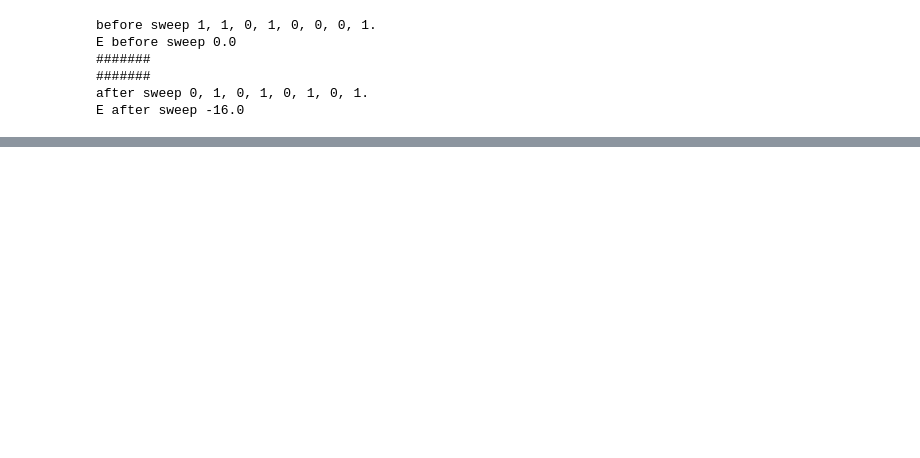
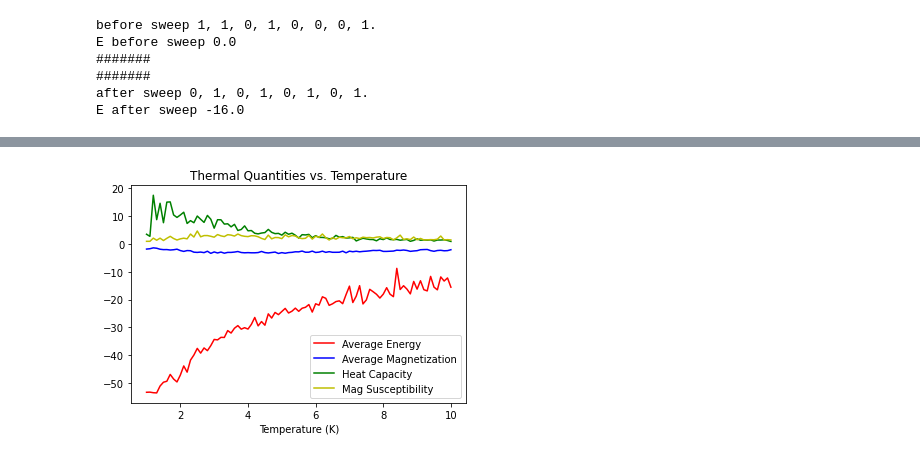
Before and after one commit to y-pleim/MonteCarlo, a Jupyter notebook: test.ipynb, the cells around one changed output, grey strips where cells are left out. Cells and saved outputs as stored; diff of their text form; code cells hidden in the pictures; blank space fills up the shorter version.

```diff
--- a/test.ipynb
+++ b/test.ipynb
@@ -66,3 +69,19 @@ KeyboardInterrupt
+# %%
+import montecarlo
+import matplotlib.pyplot as plt
+
+ham = montecarlo.Hamiltonian()
+ham.initialize(-2,1.1,True)
+
+temps, energies, magnetizations, heat_caps, mag_susceptibilities = montecarlo.generate_montecarlo_thermal_quantities(30,ham,1,10,0.1,100,10)
+
+plt.plot(temps,energies,'-r',temps,magnetizations,'-b',temps,heat_caps,'-g',temps,mag_susceptibilities,'-y')
+plt.legend(["Average Energy", "Average Magnetization", "Heat Capacity", "Mag Susceptibility"],loc='best')
+plt.xlabel("Temperature (K)")
+plt.title("Thermal Quantities vs. Temperature")
+plt.savefig("montecarlo_100_10.png")
+# %% [output]
+[figure, added]
 # %%
 temps = []
 j = 0.1
```
Also changed, not shown: parts of 10 cells of this notebook, 5 other files.
